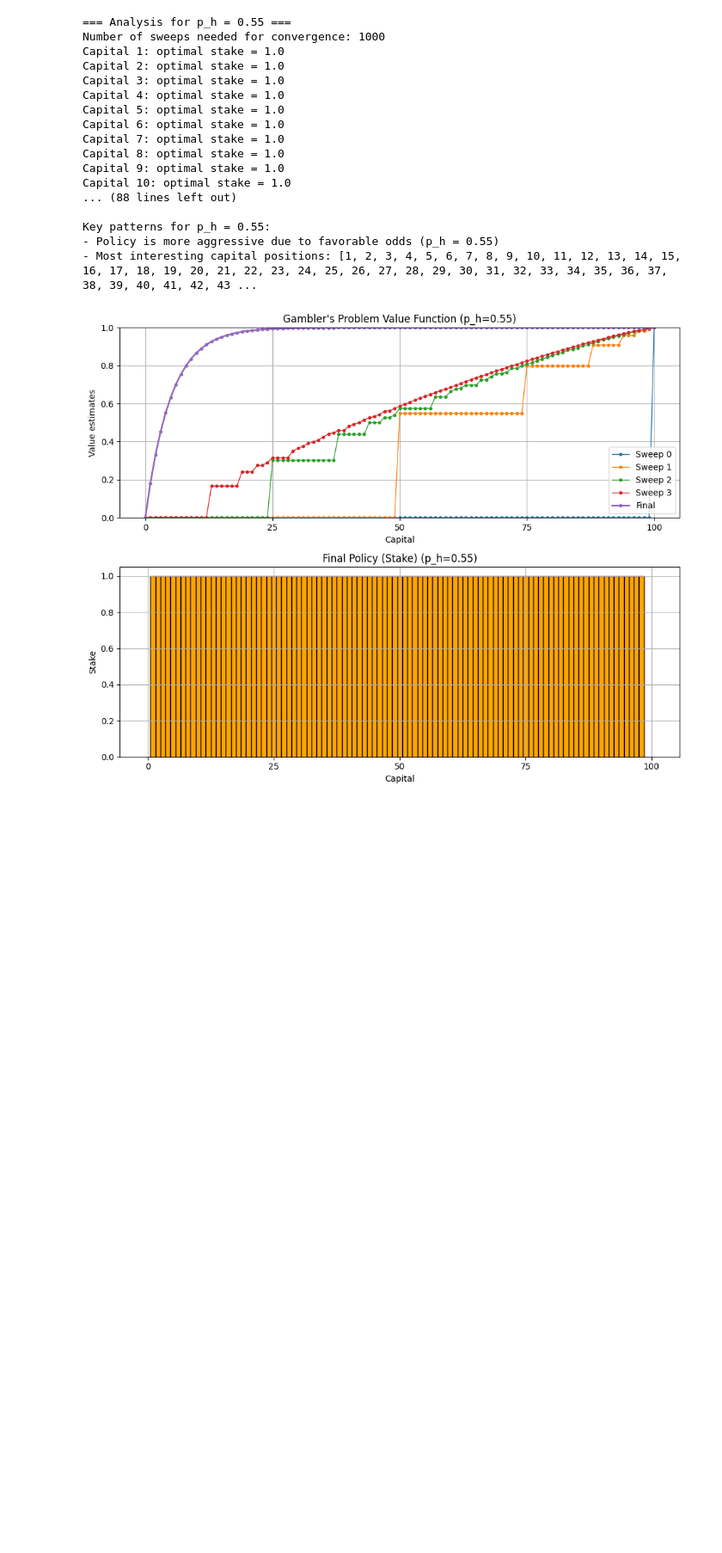
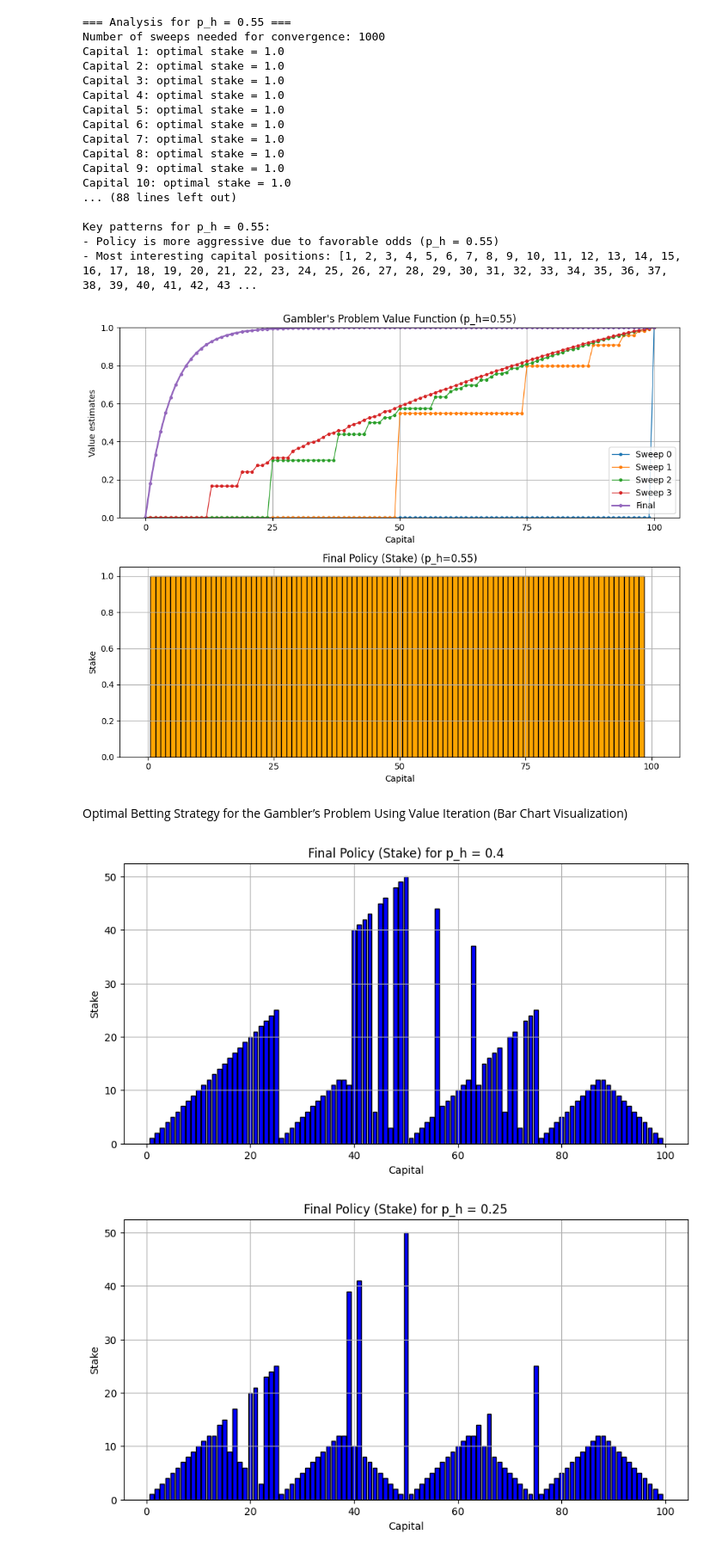
Before and after one commit to tuanngocfun/ML-practices, a Jupyter notebook: Reinforcement-Learning/DP.ipynb, the cells around one changed output. Shown: that part at 86% size. Cells and saved outputs as stored; diff of their text form; code cells hidden in the pictures; blank space fills up the shorter version.

Commit message:
update gambler's problem

```diff
--- a/Reinforcement-Learning/DP.ipynb
+++ b/Reinforcement-Learning/DP.ipynb
@@ -502,3 +502,79 @@ Key patterns for p_h = 0.55:
 - Policy is more aggressive due to favorable odds (p_h = 0.55)
 - Most interesting capital positions: [1, 2, 3, 4, 5, 6, 7, 8, 9, 10, 11, 12, 13, 14, 15, 16, 17, 18, 19, 20, 21, 22, 23, 24, 25, 26, 27, 28, 29, 30, 31, 32, 33, 34, 35, 36, 37, 38, 39, 40, 41, 42, 43 ...
 [figure]
+# %% [markdown]
+Optimal Betting Strategy for the Gambler’s Problem Using Value Iteration (Bar Chart Visualization)
+# %%
+import numpy as np
+import matplotlib.pyplot as plt
+
+def gambler_value_iteration(p_h=0.4, theta=1e-9, max_sweeps=1000):
+    """
+    Performs value iteration for the gambler's problem.
+
+    Args:
+        p_h (float): Probability of the coin landing heads.
+        theta (float): Convergence threshold.
+        max_sweeps (int): Maximum number of sweeps (iterations) to perform.
+
+    Returns:
+        policy (np.array): The final optimal policy (stake) for each capital.
+        final_value (np.array): The final converged value function.
+    """
+
+    V = np.zeros(101)
+    V[100] = 1.0  # Terminal state value
+
+    # Value iteration
+    for _ in range(max_sweeps):
+        delta = 0.0
+        for s in range(1, 100):
+            old_v = V[s]
+            max_bet = min(s, 100 - s)
+
+            best_return = 0.0
+            for a in range(1, max_bet + 1):
+                ret = p_h * V[s + a] + (1 - p_h) * V[s - a]
+                best_return = max(best_return, ret)
+
+            V[s] = best_return
+            delta = max(delta, abs(best_return - old_v))
+
+        if delta < theta:
+            break
+
+    # Extract the optimal policy
+    policy = np.zeros(101)
+    for s in range(1, 100):
+        max_bet = min(s, 100 - s)
+        best_action = 0
+        best_return = -1
+        for a in range(1, max_bet + 1):
+            ret = p_h * V[s + a] + (1 - p_h) * V[s - a]
+            if ret > best_return:
+                best_return = ret
+                best_action = a
+        policy[s] = best_action
+
+    return policy[1:100], V[1:100]
+
+def plot_gambler_bar(policy, p_h):
+    """
+    Plots the final policy as a bar chart, following the style of Code A.
+    """
+    S = np.linspace(1, 99, num=99, endpoint=True)
+    plt.figure(figsize=(10, 5))
+    plt.bar(S, policy, width=0.8, align='center', color='blue', edgecolor='black')
+    plt.xlabel("Capital")
+    plt.ylabel("Stake")
+    plt.title(f"Final Policy (Stake) for p_h = {p_h}")
+    plt.grid(True)
+    plt.show()
+
+# Solve for p_h = 0.4, 0.25, 0.55 and plot bar charts
+for ph in [0.4, 0.25, 0.55]:
+    policy, _ = gambler_value_iteration(p_h=ph)
+    plot_gambler_bar(policy, ph)
+# %% [output]
+[figure, added]
+[figure, added]
```
Also changed, not shown: parts of 1 cell of this notebook.
